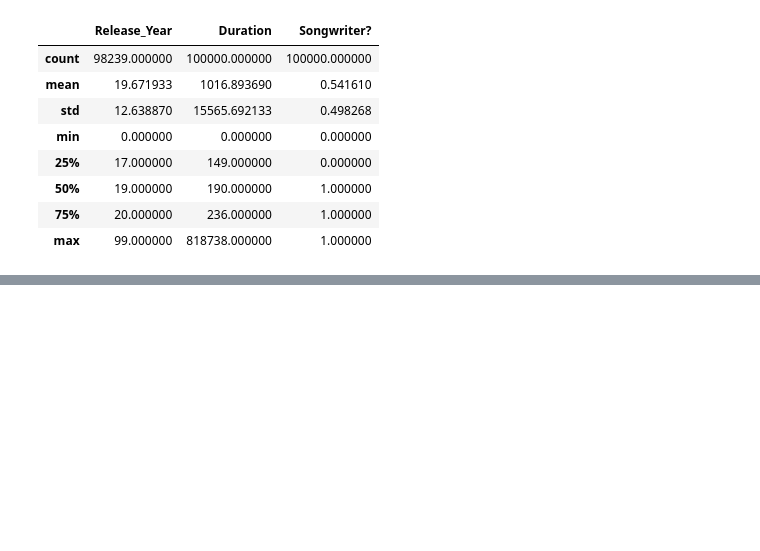
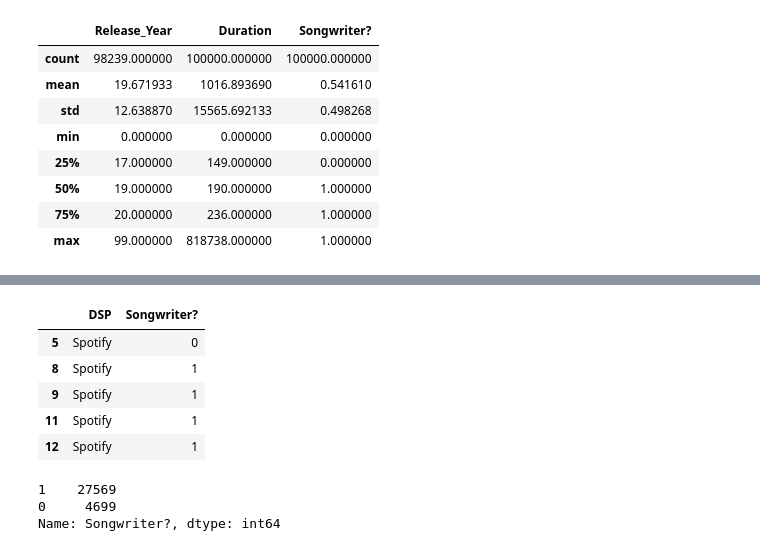
Before and after one commit to NSS-Data-Analytics-Cohort-6/mlc-project-nan-nagini, a Jupyter notebook: notebooks/mlc_jasmine.ipynb, the cells around one changed output, grey strips where cells are left out. Drawn from its saved outputs; the diff is of its cells as text; code cells hidden in the pictures; blank space fills up the shorter version.

```diff
--- a/notebooks/mlc_jasmine.ipynb
+++ b/notebooks/mlc_jasmine.ipynb
@@ -143,0 +178,17 @@ mlc_df.describe()
+# %%
+sw_df['DSP']
+spotify_df = sw_df[sw_df['DSP'].isin(['Spotify'])]
+spotify_df.head()
+# %% [output]
+|  | DSP | Songwriter? |
+| 5 | Spotify | 0 |
+| 8 | Spotify | 1 |
+| 9 | Spotify | 1 |
+| 11 | Spotify | 1 |
+| 12 | Spotify | 1 |
+# %%
+spotify_df['Songwriter?'].value_counts()
+# %% [output]
+1    27569
+0     4699
+Name: Songwriter?, dtype: int64
```
Also changed, not shown: parts of 12 cells of this notebook.
